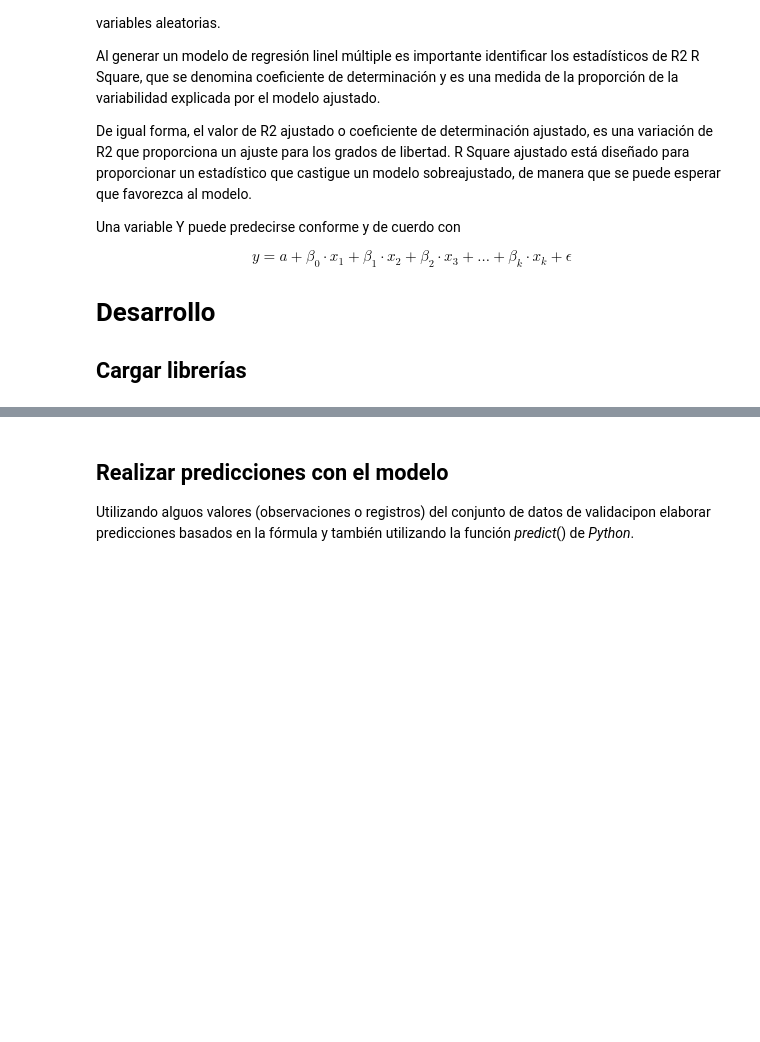
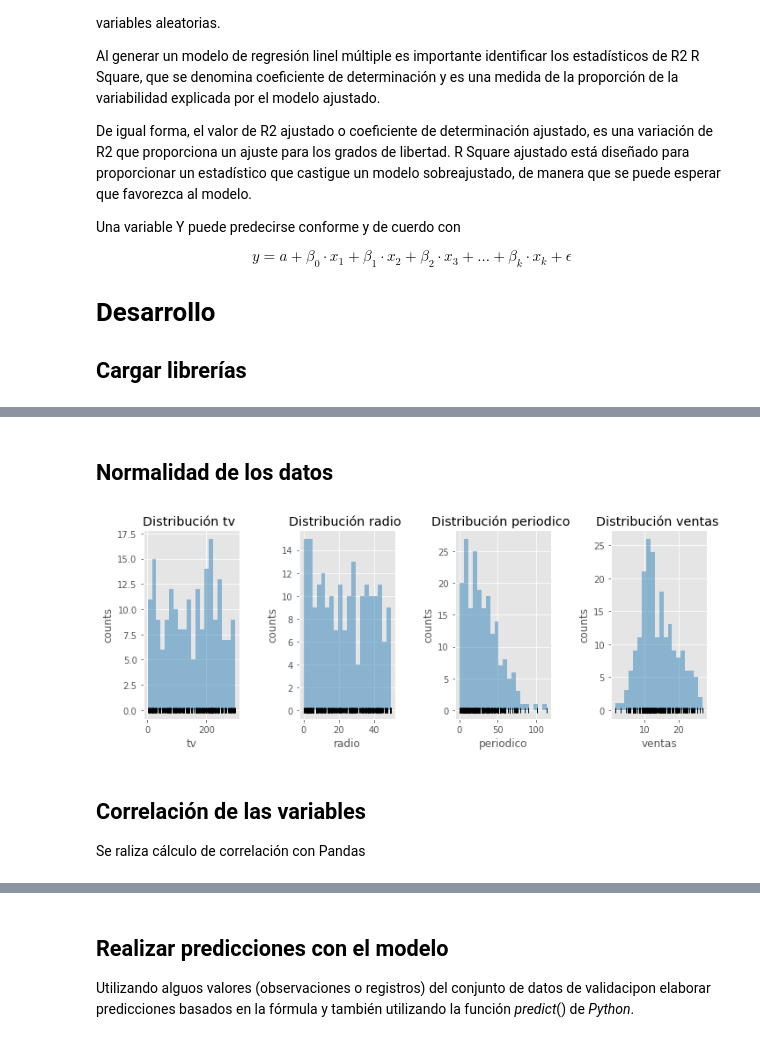
Before and after one commit to rpizarrog/Analisis-Inteligente-de-datos, a Jupyter notebook: bloc de notas/Caso_9_Regresión_Lineal_Múltiple.ipynb, the cells around one changed output, grey strips where cells are left out. Saved outputs shown, nothing was run; the diff lists cells and outputs as text; code cells hidden in the pictures; blank space fills up the shorter version.

```diff
--- a/bloc de notas/Caso_9_Regresión_Lineal_Múltiple.ipynb
+++ b/bloc de notas/Caso_9_Regresión_Lineal_Múltiple.ipynb
@@ -59,0 +226,39 @@ from sklearn.linear_model import LinearRegression
+# %% [markdown]
+## Normalidad de los datos
+# %%
+# Gráfico distribución variables
+# ==============================================================================
+fig, axs = plt.subplots(nrows=1, ncols=4, figsize=(10, 4))
+
+axs[0].hist(x=datos.tv, bins=20, color="#3182bd", alpha=0.5)
+axs[0].plot(datos.tv, np.full_like(datos.tv, -0.01), '|k', markeredgewidth=1)
+axs[0].set_title('Distribución tv ')
+axs[0].set_xlabel('tv')
+axs[0].set_ylabel('counts')
+
+axs[1].hist(x=datos.radio, bins=20, color="#3182bd", alpha=0.5)
+axs[1].plot(datos.radio, np.full_like(datos.radio, -0.01), '|k', markeredgewidth=1)
+axs[1].set_title('Distribución radio ')
+axs[1].set_xlabel('radio')
+axs[1].set_ylabel('counts')
+
+
+axs[2].hist(x=datos.periodico, bins=20, color="#3182bd", alpha=0.5)
+axs[2].plot(datos.periodico, np.full_like(datos.periodico, -0.01), '|k', markeredgewidth=1)
+axs[2].set_title('Distribución periodico ')
+axs[2].set_xlabel('periodico')
+axs[2].set_ylabel('counts')
+
+axs[3].hist(x=datos.ventas, bins=20, color="#3182bd", alpha=0.5)
+axs[3].plot(datos.ventas, np.full_like(datos.ventas, -0.01), '|k', markeredgewidth=1)
+axs[3].set_title('Distribución ventas ')
+axs[3].set_xlabel('ventas')
+axs[3].set_ylabel('counts')
+
+plt.tight_layout();
+# %% [output]
+[figure, added]
+# %% [markdown]
+## Correlación de las variables
+
+Se raliza cálculo de correlación con Pandas
```
Also changed, not shown: parts of 30 cells of this notebook.
